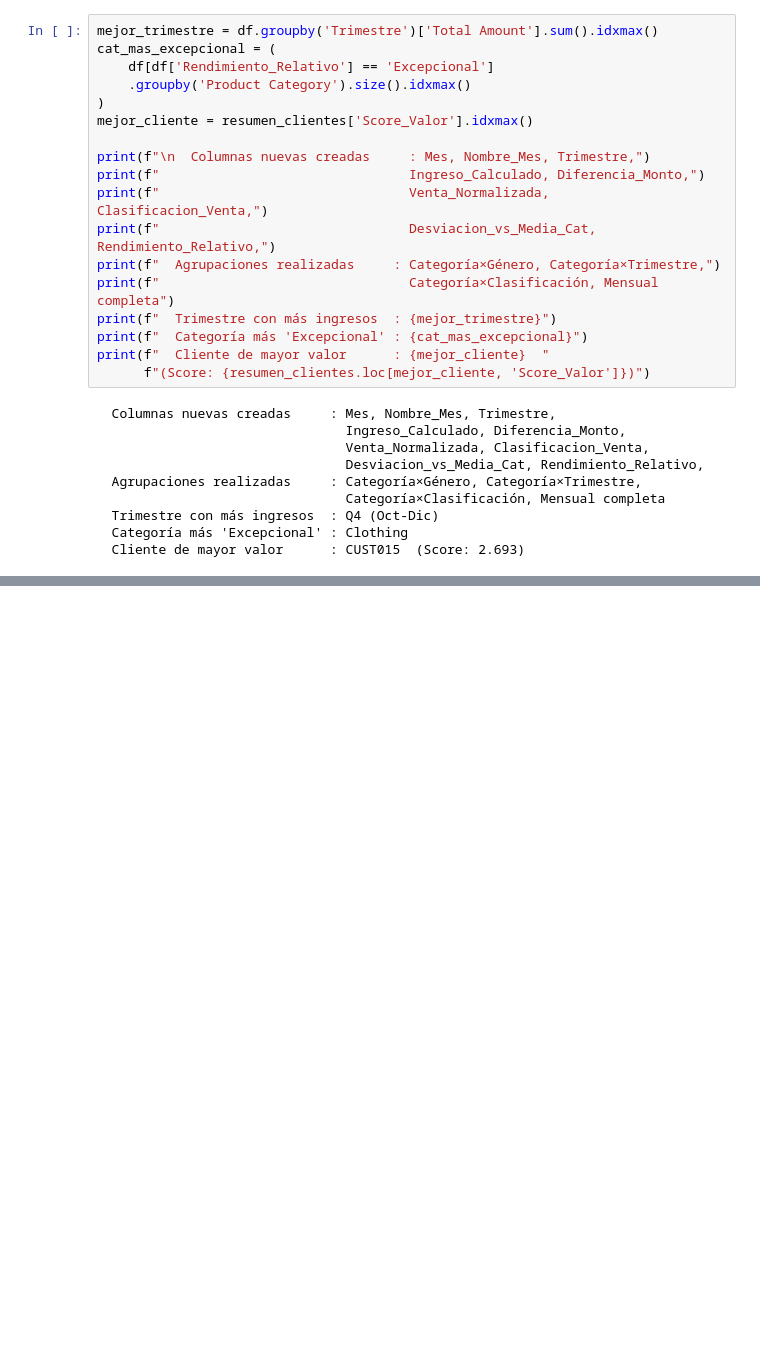
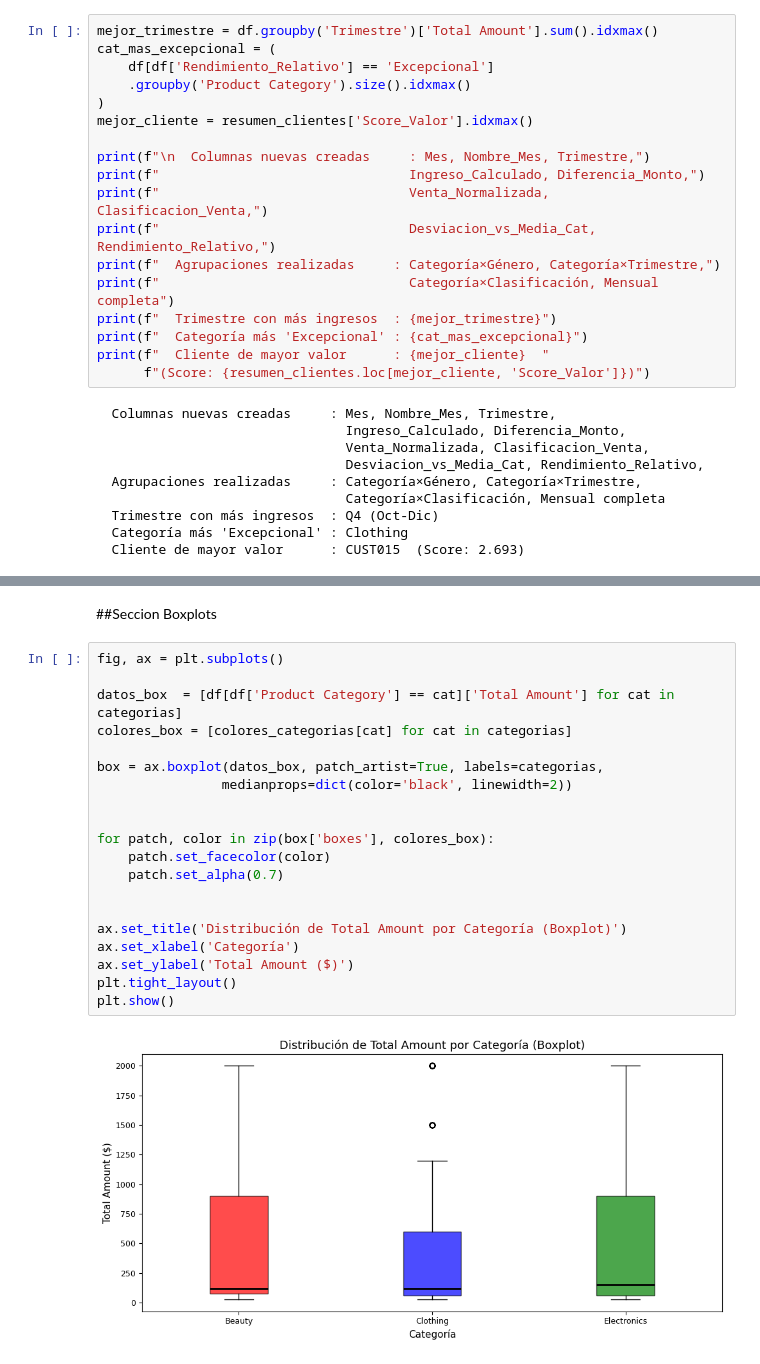
Before and after one commit to LordBrante/Analisis_ventas_retail, a Jupyter notebook: Proyecto_1_Marco_Brante.ipynb, the cells around one changed output, grey strips where cells are left out. Drawn from its saved outputs; the diff is of its cells as text; blank space fills up the shorter version.

```diff
--- a/Proyecto_1_Marco_Brante.ipynb
+++ b/Proyecto_1_Marco_Brante.ipynb
@@ -935,0 +1066,24 @@ print(f"  Cliente de mayor valor      : {mejor_cliente}  "
+# %% [markdown]
+##Seccion Boxplots
+# %%
+fig, ax = plt.subplots()
+
+datos_box  = [df[df['Product Category'] == cat]['Total Amount'] for cat in categorias]
+colores_box = [colores_categorias[cat] for cat in categorias]
+
+box = ax.boxplot(datos_box, patch_artist=True, labels=categorias,
+                medianprops=dict(color='black', linewidth=2))
+
+
+for patch, color in zip(box['boxes'], colores_box):
+    patch.set_facecolor(color)
+    patch.set_alpha(0.7)
+
+
+ax.set_title('Distribución de Total Amount por Categoría (Boxplot)')
+ax.set_xlabel('Categoría')
+ax.set_ylabel('Total Amount ($)')
+plt.tight_layout()
+plt.show()
+# %% [output]
+[figure, added]
```
Also changed, not shown: parts of 29 cells of this notebook.
